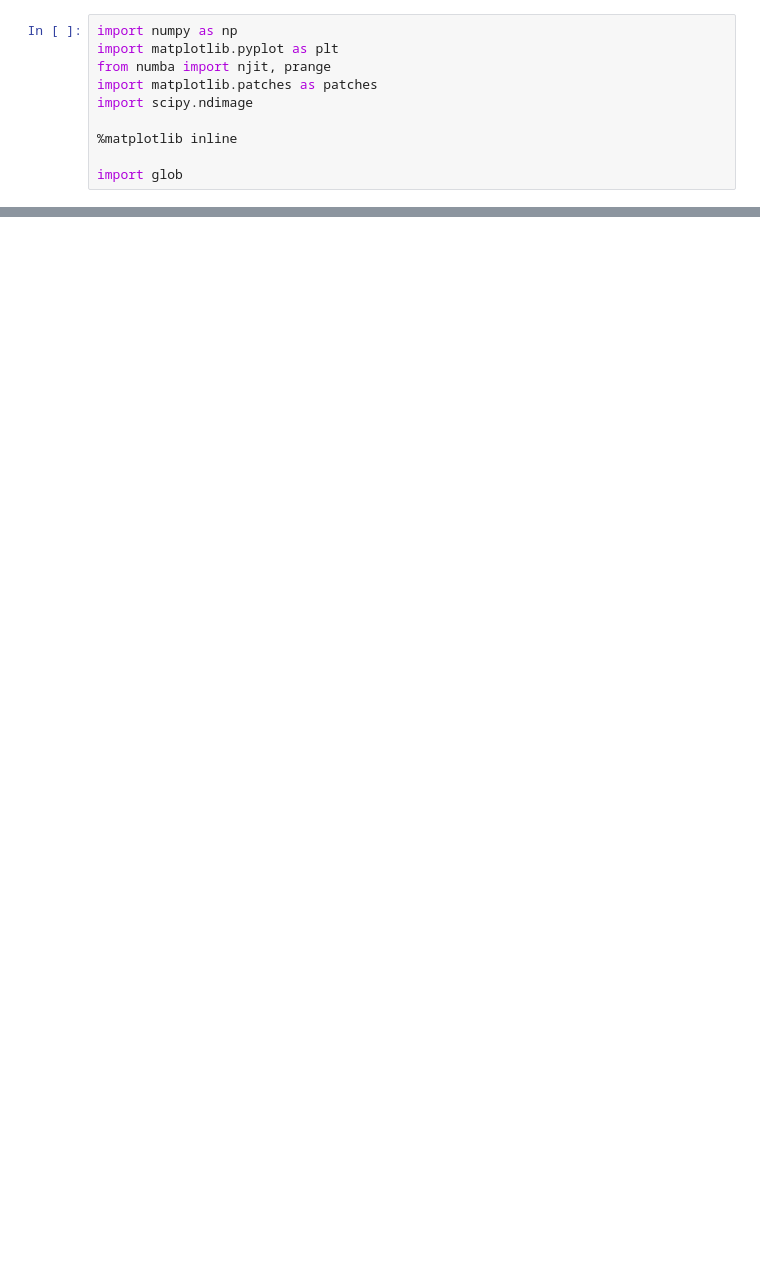
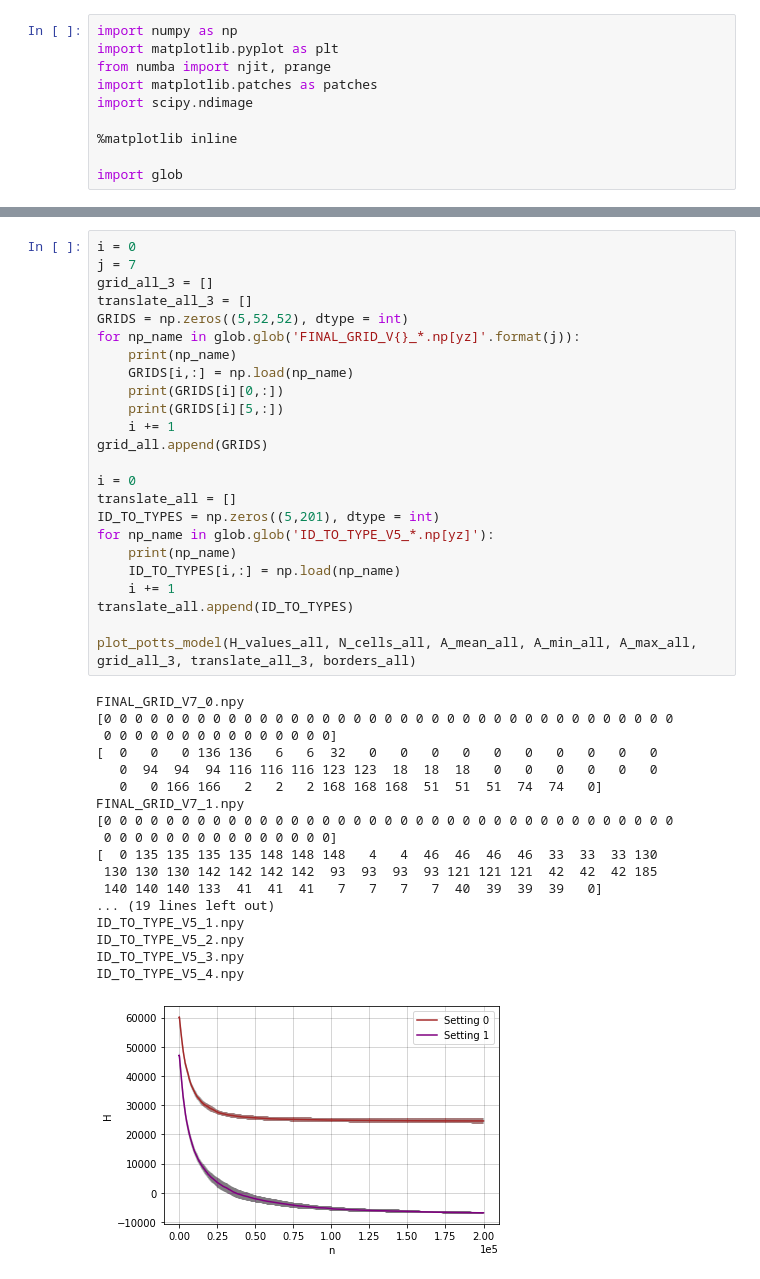
Before and after one commit to hensjiepensjie/computational-biology-4, a Jupyter notebook: ceullar_potts_analysis.ipynb, the cells around one changed output, grey strips where cells are left out. Saved outputs shown, nothing was run; the diff lists cells and outputs as text; blank space fills up the shorter version.

```diff
--- a/ceullar_potts_analysis.ipynb
+++ b/ceullar_potts_analysis.ipynb
@@ -121,0 +224,43 @@ A_MEAN_V2_9.npy
+# %%
+i = 0
+j = 7
+grid_all_3 = []
+translate_all_3 = []
+GRIDS = np.zeros((5,52,52), dtype = int)
+for np_name in glob.glob('FINAL_GRID_V{}_*.np[yz]'.format(j)):
+    print(np_name)
+    GRIDS[i,:] = np.load(np_name)
+    print(GRIDS[i][0,:])
+    print(GRIDS[i][5,:])
+    i += 1
+grid_all.append(GRIDS)
+
+i = 0
+translate_all = []
+ID_TO_TYPES = np.zeros((5,201), dtype = int)
+for np_name in glob.glob('ID_TO_TYPE_V5_*.np[yz]'):
+    print(np_name)
+    ID_TO_TYPES[i,:] = np.load(np_name)
+    i += 1
+translate_all.append(ID_TO_TYPES)
+
+plot_potts_model(H_values_all, N_cells_all, A_mean_all, A_min_all, A_max_all, grid_all_3, translate_all_3, borders_all)
+# %% [output]
+FINAL_GRID_V7_0.npy
+[0 0 0 0 0 0 0 0 0 0 0 0 0 0 0 0 0 0 0 0 0 0 0 0 0 0 0 0 0 0 0 0 0 0 0 0 0
+ 0 0 0 0 0 0 0 0 0 0 0 0 0 0 0]
+[  0   0   0 136 136   6   6  32   0   0   0   0   0   0   0   0   0   0
+   0  94  94  94 116 116 116 123 123  18  18  18   0   0   0   0   0   0
+   0   0 166 166   2   2   2 168 168 168  51  51  51  74  74   0]
+FINAL_GRID_V7_1.npy
+[0 0 0 0 0 0 0 0 0 0 0 0 0 0 0 0 0 0 0 0 0 0 0 0 0 0 0 0 0 0 0 0 0 0 0 0 0
+ 0 0 0 0 0 0 0 0 0 0 0 0 0 0 0]
+[  0 135 135 135 135 148 148 148   4   4  46  46  46  46  33  33  33 130
+ 130 130 130 142 142 142 142  93  93  93  93 121 121 121  42  42  42 185
+ 140 140 140 133  41  41  41   7   7   7   7  40  39  39  39   0]
+... (19 lines left out)
+ID_TO_TYPE_V5_1.npy
+ID_TO_TYPE_V5_2.npy
+ID_TO_TYPE_V5_3.npy
+ID_TO_TYPE_V5_4.npy
+[figure, added]
```
Also changed, not shown: parts of 5 cells of this notebook, 1 other file.
